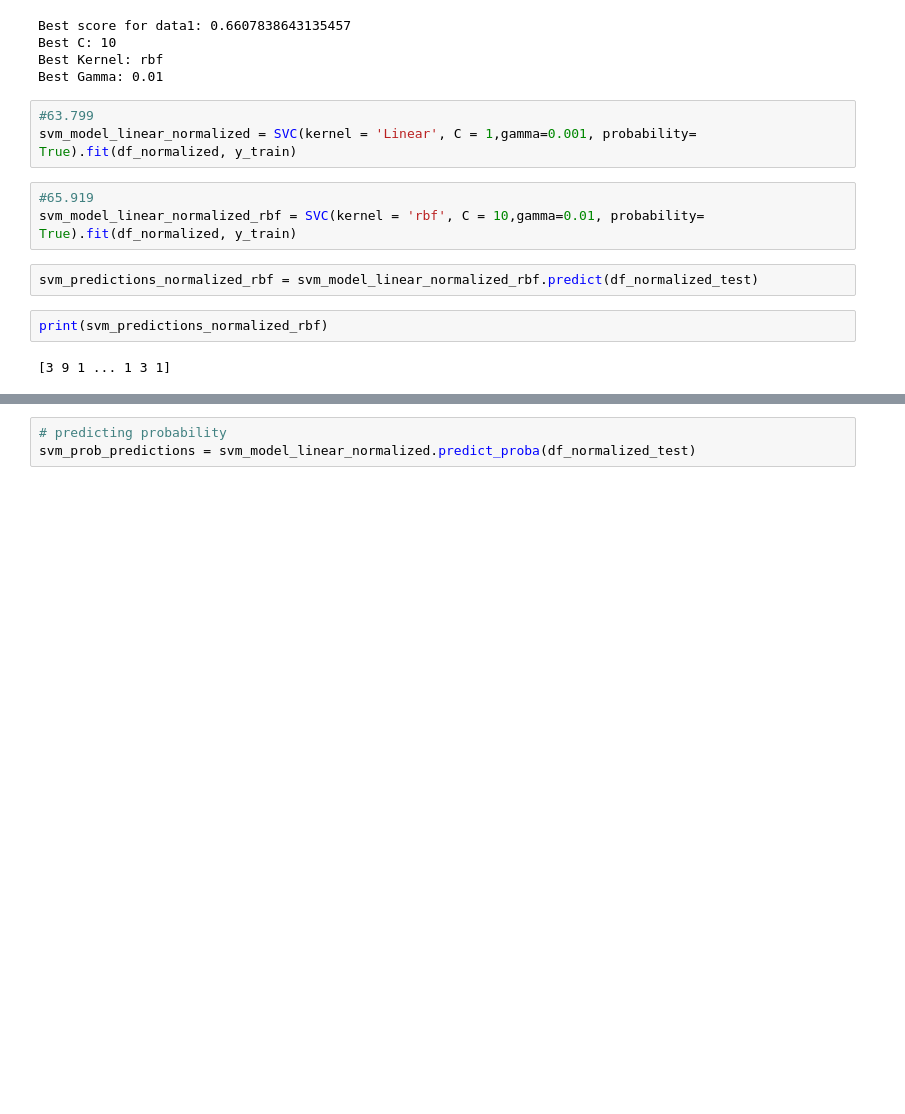
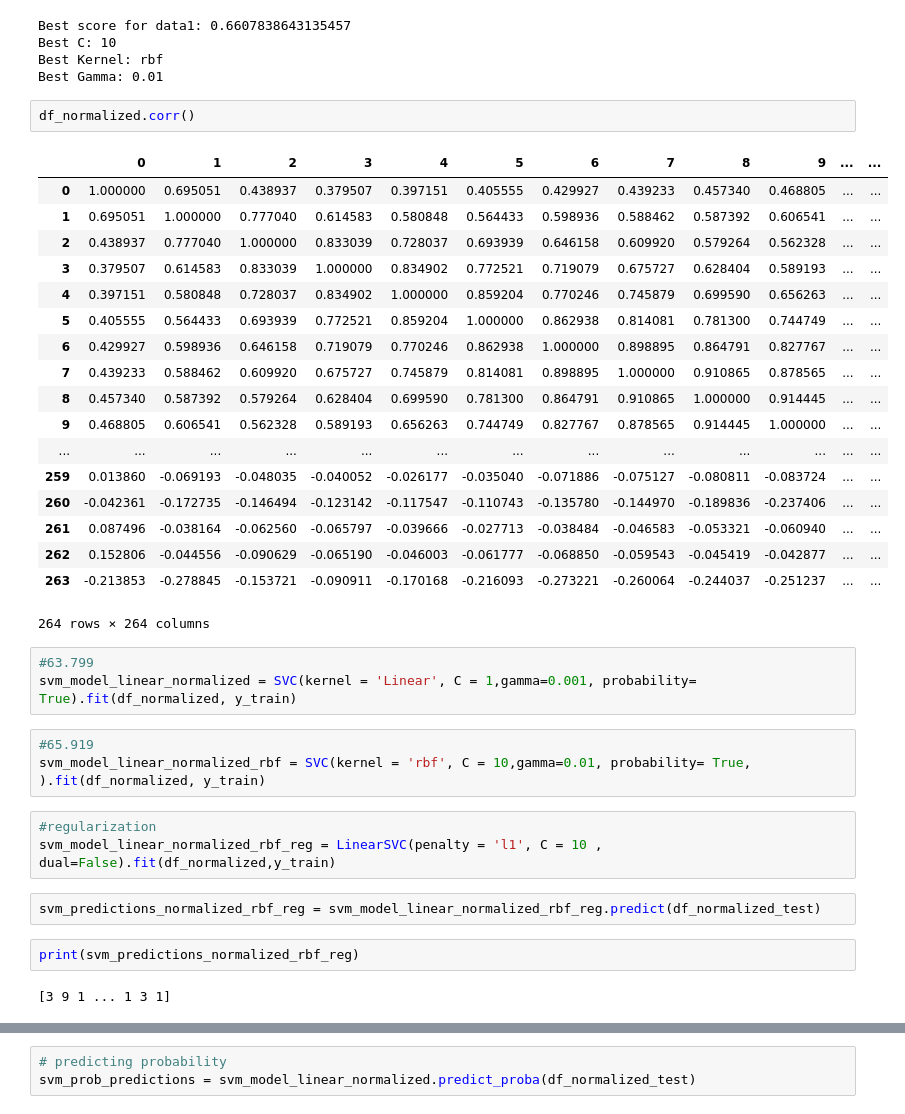
Before and after one commit to GuptaSiddhant/Songs-Classification, a Jupyter notebook: Machine Learning Project/using accuracy metric/MLDAP 2.ipynb, the cells around one changed output, grey strips where cells are left out. Drawn from its saved outputs; the diff is of its cells as text; blank space fills up the shorter version.

```diff
--- a/Machine Learning Project/using accuracy metric/MLDAP 2.ipynb
+++ b/Machine Learning Project/using accuracy metric/MLDAP 2.ipynb
@@ -116,16 +119,40 @@ Best score for data1: 0.6607838643135457
 Best C: 10
 Best Kernel: rbf
 Best Gamma: 0.01
+# %%
+df_normalized.corr()
+# %% [output]
+|  | 0 | 1 | 2 | 3 | 4 | 5 | 6 | 7 | 8 | 9 | ... | ... |
+| 0 | 1.000000 | 0.695051 | 0.438937 | 0.379507 | 0.397151 | 0.405555 | 0.429927 | 0.439233 | 0.457340 | 0.468805 | ... | ... |
+| 1 | 0.695051 | 1.000000 | 0.777040 | 0.614583 | 0.580848 | 0.564433 | 0.598936 | 0.588462 | 0.587392 | 0.606541 | ... | ... |
+| 2 | 0.438937 | 0.777040 | 1.000000 | 0.833039 | 0.728037 | 0.693939 | 0.646158 | 0.609920 | 0.579264 | 0.562328 | ... | ... |
+| 3 | 0.379507 | 0.614583 | 0.833039 | 1.000000 | 0.834902 | 0.772521 | 0.719079 | 0.675727 | 0.628404 | 0.589193 | ... | ... |
+| 4 | 0.397151 | 0.580848 | 0.728037 | 0.834902 | 1.000000 | 0.859204 | 0.770246 | 0.745879 | 0.699590 | 0.656263 | ... | ... |
+| 5 | 0.405555 | 0.564433 | 0.693939 | 0.772521 | 0.859204 | 1.000000 | 0.862938 | 0.814081 | 0.781300 | 0.744749 | ... | ... |
+| 6 | 0.429927 | 0.598936 | 0.646158 | 0.719079 | 0.770246 | 0.862938 | 1.000000 | 0.898895 | 0.864791 | 0.827767 | ... | ... |
+| 7 | 0.439233 | 0.588462 | 0.609920 | 0.675727 | 0.745879 | 0.814081 | 0.898895 | 1.000000 | 0.910865 | 0.878565 | ... | ... |
+| 8 | 0.457340 | 0.587392 | 0.579264 | 0.628404 | 0.699590 | 0.781300 | 0.864791 | 0.910865 | 1.000000 | 0.914445 | ... | ... |
+| 9 | 0.468805 | 0.606541 | 0.562328 | 0.589193 | 0.656263 | 0.744749 | 0.827767 | 0.878565 | 0.914445 | 1.000000 | ... | ... |
+| ... | ... | ... | ... | ... | ... | ... | ... | ... | ... | ... | ... | ... |
+| 259 | 0.013860 | -0.069193 | -0.048035 | -0.040052 | -0.026177 | -0.035040 | -0.071886 | -0.075127 | -0.080811 | -0.083724 | ... | ... |
+| 260 | -0.042361 | -0.172735 | -0.146494 | -0.123142 | -0.117547 | -0.110743 | -0.135780 | -0.144970 | -0.189836 | -0.237406 | ... | ... |
+| 261 | 0.087496 | -0.038164 | -0.062560 | -0.065797 | -0.039666 | -0.027713 | -0.038484 | -0.046583 | -0.053321 | -0.060940 | ... | ... |
+| 262 | 0.152806 | -0.044556 | -0.090629 | -0.065190 | -0.046003 | -0.061777 | -0.068850 | -0.059543 | -0.045419 | -0.042877 | ... | ... |
+| 263 | -0.213853 | -0.278845 | -0.153721 | -0.090911 | -0.170168 | -0.216093 | -0.273221 | -0.260064 | -0.244037 | -0.251237 | ... | ... |
+264 rows × 264 columns
 # %%
 #63.799
 svm_model_linear_normalized = SVC(kernel = 'Linear', C = 1,gamma=0.001, probability= True).fit(df_normalized, y_train)
 # %%
 #65.919
-svm_model_linear_normalized_rbf = SVC(kernel = 'rbf', C = 10,gamma=0.01, probability= True).fit(df_normalized, y_train)
+svm_model_linear_normalized_rbf = SVC(kernel = 'rbf', C = 10,gamma=0.01, probability= True, ).fit(df_normalized, y_train)
+# %%
+#regularization
+svm_model_linear_normalized_rbf_reg = LinearSVC(penalty = 'l1', C = 10 , dual=False).fit(df_normalized,y_train)
 # %%
-svm_predictions_normalized_rbf = svm_model_linear_normalized_rbf.predict(df_normalized_test)
+svm_predictions_normalized_rbf_reg = svm_model_linear_normalized_rbf_reg.predict(df_normalized_test)
 # %%
-print(svm_predictions_normalized_rbf)
+print(svm_predictions_normalized_rbf_reg)
 # %% [output]
 [3 9 1 ... 1 3 1]
 # %%
```
Also changed, not shown: parts of 4 cells of this notebook, 12 other files.
